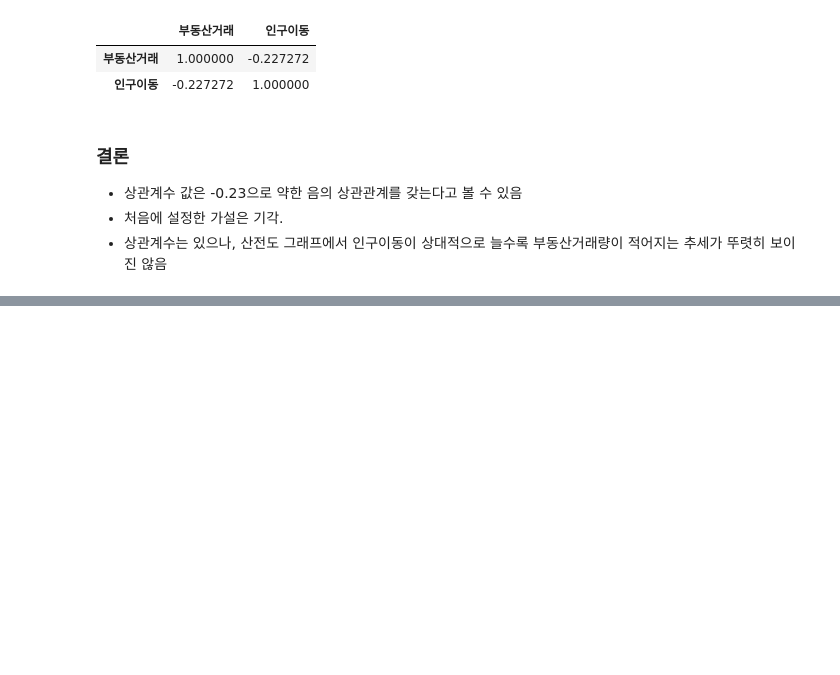
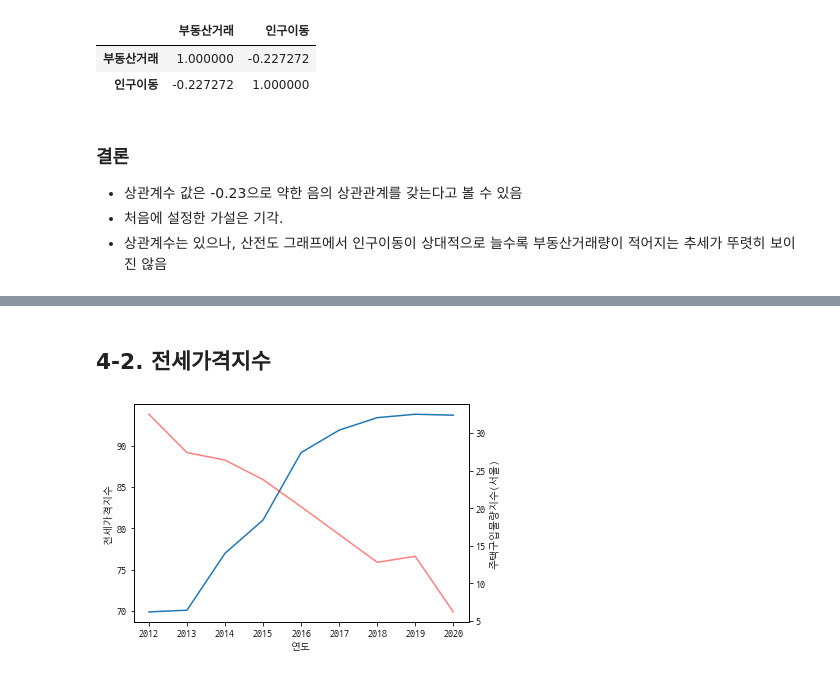
Before and after one commit to heewon330/TIL3, a Jupyter notebook: 시각화2.ipynb, the cells around one changed output, grey strips where cells are left out. Drawn from its saved outputs; the diff is of its cells as text; code cells hidden in the pictures; blank space fills up the shorter version.

```diff
--- a/시각화2.ipynb
+++ b/시각화2.ipynb
@@ -749,0 +860,13 @@ final_population[['부동산거래', '인구이동']].corr()
+# %% [markdown]
+## 4-2. 전세가격지수
+# %%
+sns.lineplot( data=final2, x='연도', y='전세가격지수')
+
+ax = plt.gca()
+
+ax2 = ax.twinx()
+sns.lineplot( data=final2, x='연도', y='주택구입물량지수(서울)', ax=ax2, color='red', alpha=0.5 )
+
+plt.show()
+# %% [output]
+[figure, added]
```
Also changed, not shown: parts of 17 cells of this notebook.
